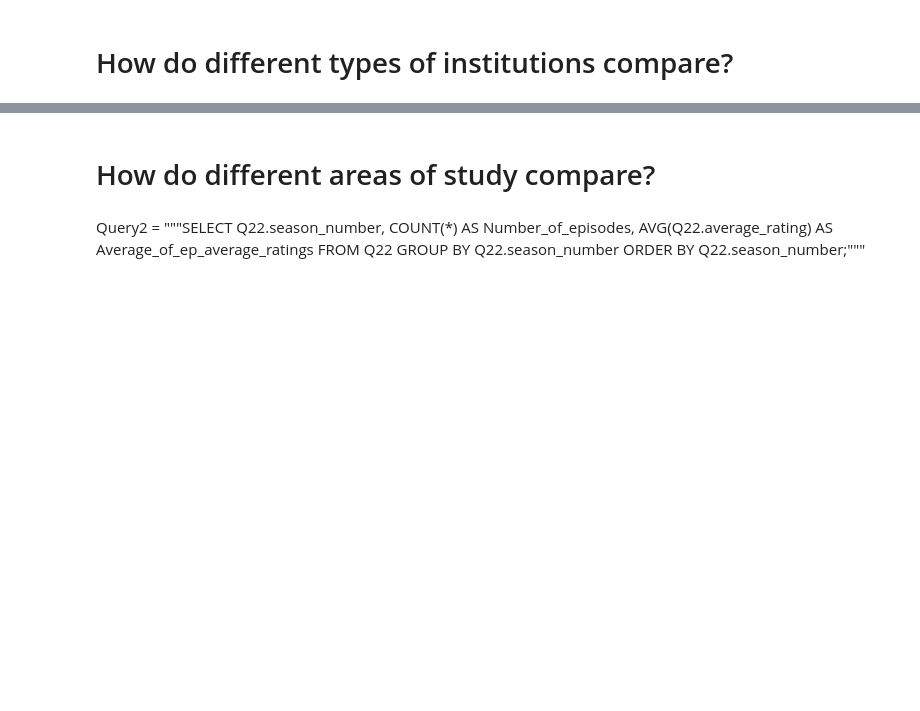
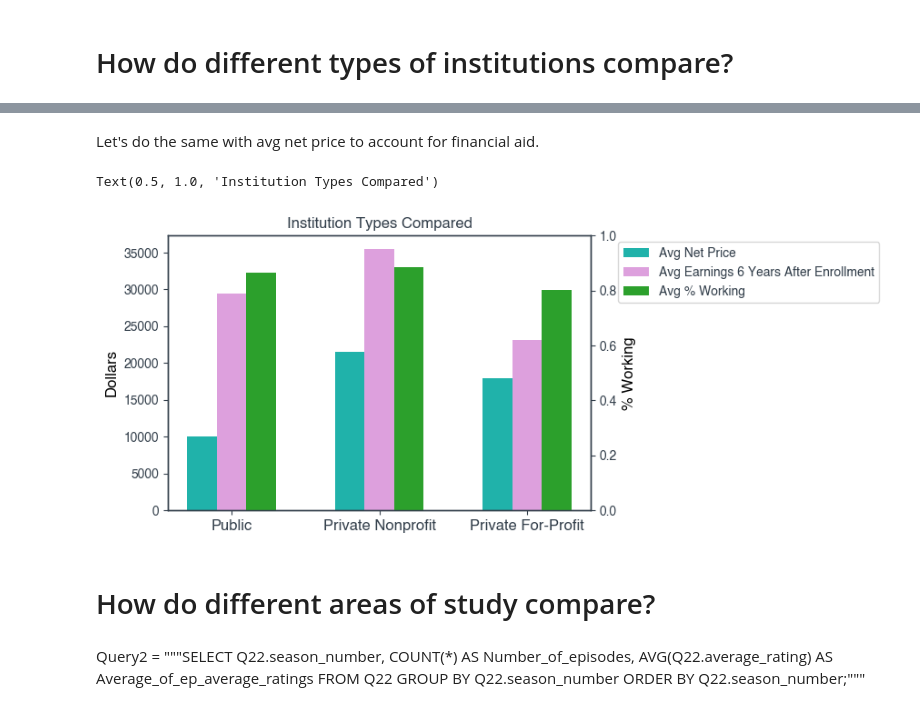
Before and after one commit to AndrewYu743/College-Programs, a Jupyter notebook: College_data_visualization.ipynb, the cells around one changed output, grey strips where cells are left out. Drawn from its saved outputs; the diff is of its cells as text; code cells hidden in the pictures; blank space fills up the shorter version.

```diff
--- a/College_data_visualization.ipynb
+++ b/College_data_visualization.ipynb
@@ -359,3 +421,24 @@ Mostly liberal arts/arts schools.
+# %% [markdown]
+Let's do the same with avg net price to account for financial aid.
+# %%
+ax1 = plt.gca()
+w = 0.2
+x = np.arange(3)
+plt.xticks(x + w, ['Public', 'Private Nonprofit', 'Private For-Profit'], fontsize=fs)
+plt.ylabel('Dollars', fontsize=fs)
+cost = ax1.bar(x, df['avg_net_price'], width=w, align='center', color='lightseagreen')
+earn = ax1.bar(x + w, df['avg_earnings'], width=w, align='center', color='plum')
+ax2 = ax1.twinx()
+plt.ylabel('% Working', fontsize=fs)
+ax2.set_ylim([0, 1.0])
+working = ax2.bar(x + 2*w, df['avg_percent_working'], width=w, color='tab:green', align='center')
+plt.legend([cost, earn, working], ['Avg Net Price',
+                                   'Avg Earnings 6 Years After Enrollment', 'Avg % Working'],
+          bbox_to_anchor=(1.05, 1))
+plt.title('Institution Types Compared')
+# %% [output]
+Text(0.5, 1.0, 'Institution Types Compared')
+[figure, added]
 # %% [markdown]
 # How do different areas of study compare?
 # %% [markdown]
```
Also changed, not shown: parts of 15 cells of this notebook, 2 other files.
